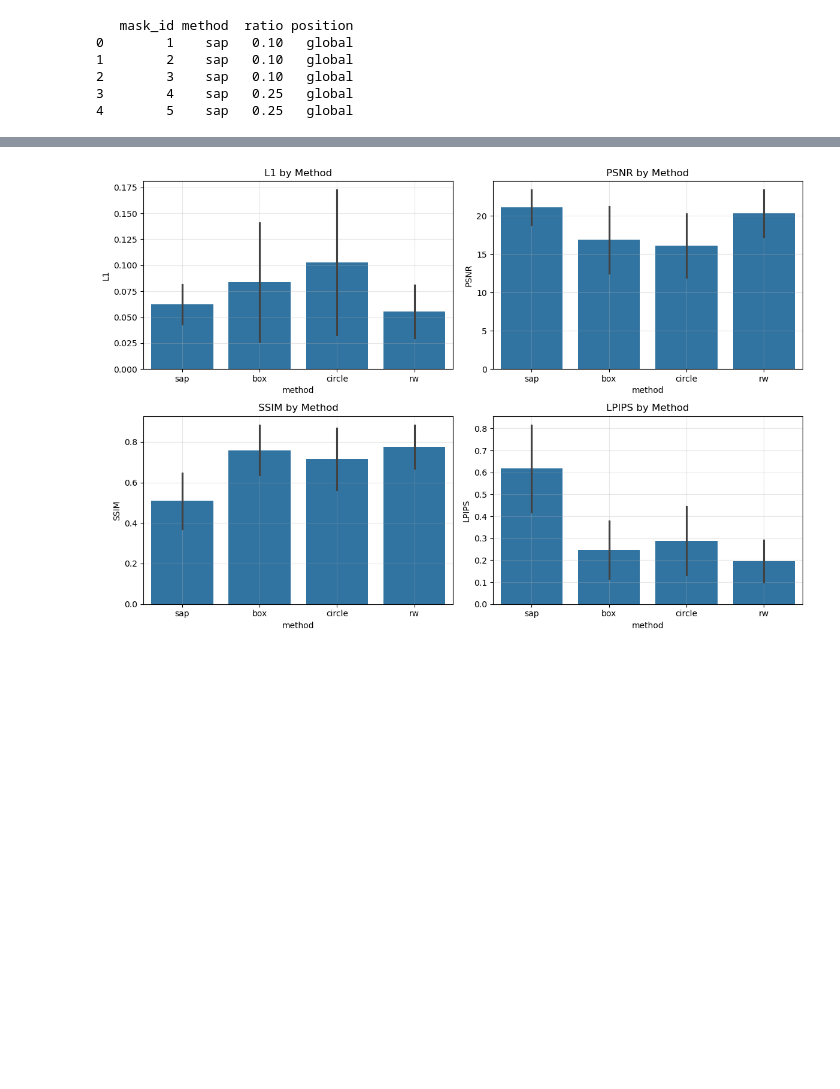
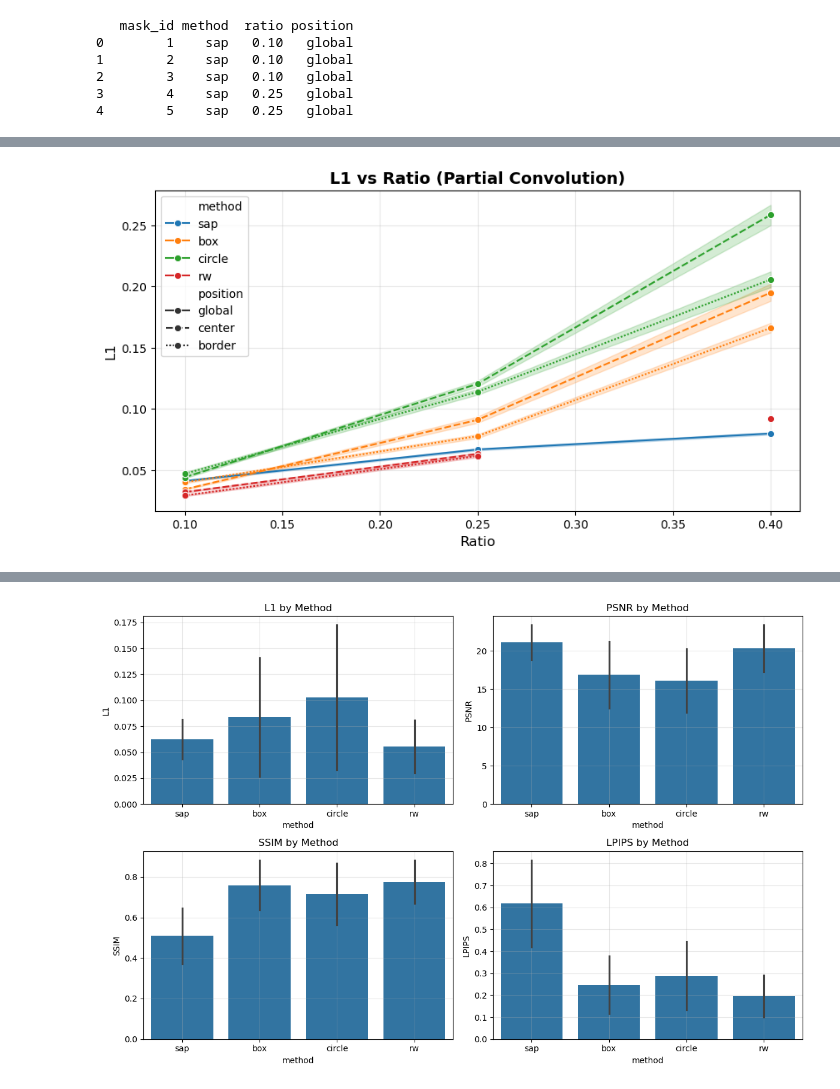
Before and after one commit to Mattia-Ponchio/Vision_Project, a Jupyter notebook: Metrics_analysis.ipynb, the cells around one changed output, grey strips where cells are left out. Cells and saved outputs as stored; diff of their text form; code cells hidden in the pictures; blank space fills up the shorter version.

```diff
--- a/Metrics_analysis.ipynb
+++ b/Metrics_analysis.ipynb
@@ -481,0 +478,33 @@ plot_metric_vs_ratio(df, metric_names)
+# %%
+fig, ax = plt.subplots(figsize=(10, 5))
+
+# Font size configurations
+TITLE_SIZE = 14
+LABEL_SIZE = 12
+TICK_SIZE = 10
+LEGEND_SIZE = 10
+
+sns.lineplot(
+    data=df,
+    x="ratio",
+    y="L1",
+    hue="method",
+    style="position",
+    #errorbar="sd",
+    marker="o"
+)
+
+plt.title(f"L1 vs Ratio (Partial Convolution)", fontsize=TITLE_SIZE, fontweight='bold')
+ax.set_xlabel("Ratio", fontsize=LABEL_SIZE)
+ax.set_ylabel("L1", fontsize=LABEL_SIZE)
+ax.tick_params(axis='both', which='major', labelsize=TICK_SIZE)
+# Configure legend font size for upper-left plot
+show_legend = True
+if show_legend and ax.get_legend():
+    plt.setp(ax.get_legend().get_texts(), fontsize=LEGEND_SIZE)
+    plt.setp(ax.get_legend().get_title(), fontsize=LEGEND_SIZE)
+plt.grid(alpha = 0.3)
+plt.savefig(f"metrics_vs_ratio.png", bbox_inches='tight')
+plt.show()
+# %% [output]
+[figure, added]
```
Also changed, not shown: parts of 17 cells of this notebook.
